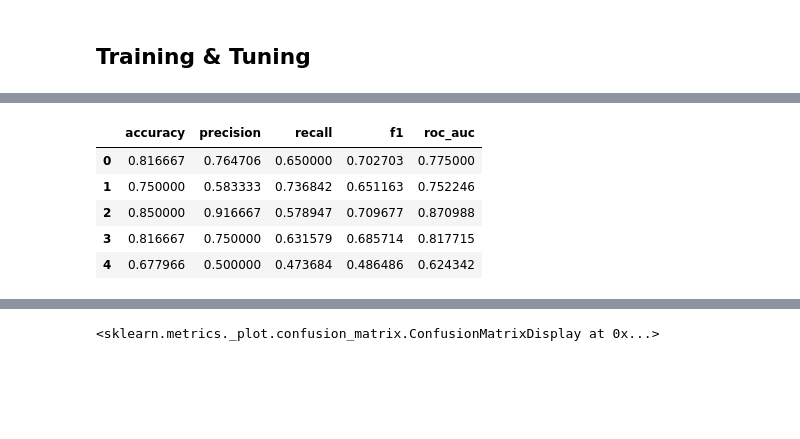
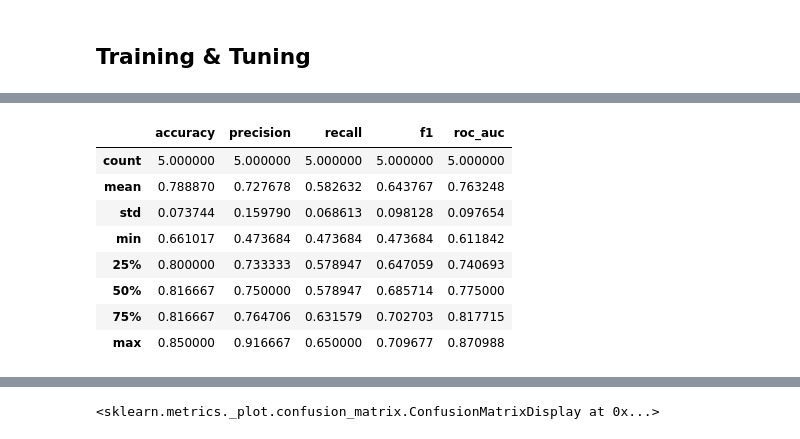
Before and after one commit to lavima/itf31519_2024, a Jupyter notebook: more_supervised_algorithmss/comparing_supportvectormachines_decisiontrees_naivebayes.ipynb, the cells around one changed output, grey strips where cells are left out. Saved outputs shown, nothing was run; the diff lists cells and outputs as text; code cells hidden in the pictures; blank space fills up the shorter version.

```diff
--- a/more_supervised_algorithmss/comparing_supportvectormachines_decisiontrees_naivebayes.ipynb
+++ b/more_supervised_algorithmss/comparing_supportvectormachines_decisiontrees_naivebayes.ipynb
@@ -284,14 +286,17 @@ cv_scores
 # %%
 # Convert the test scores into a dataframe
 dt_test_scores = pd.DataFrame(dt_test_scores)
-dt_test_scores
+dt_test_scores.describe()
 # %% [output]
 |  | accuracy | precision | recall | f1 | roc_auc |
-| 0 | 0.816667 | 0.764706 | 0.650000 | 0.702703 | 0.775000 |
-| 1 | 0.750000 | 0.583333 | 0.736842 | 0.651163 | 0.752246 |
-| 2 | 0.850000 | 0.916667 | 0.578947 | 0.709677 | 0.870988 |
-| 3 | 0.816667 | 0.750000 | 0.631579 | 0.685714 | 0.817715 |
-| 4 | 0.677966 | 0.500000 | 0.473684 | 0.486486 | 0.624342 |
+| count | 5.000000 | 5.000000 | 5.000000 | 5.000000 | 5.000000 |
+| mean | 0.788870 | 0.727678 | 0.582632 | 0.643767 | 0.763248 |
+| std | 0.073744 | 0.159790 | 0.068613 | 0.098128 | 0.097654 |
+| min | 0.661017 | 0.473684 | 0.473684 | 0.473684 | 0.611842 |
+| 25% | 0.800000 | 0.733333 | 0.578947 | 0.647059 | 0.740693 |
+| 50% | 0.816667 | 0.750000 | 0.578947 | 0.685714 | 0.775000 |
+| 75% | 0.816667 | 0.764706 | 0.631579 | 0.702703 | 0.817715 |
+| max | 0.850000 | 0.916667 | 0.650000 | 0.709677 | 0.870988 |
 # %%
 # Show the mean scores across all test folds
 dt_test_scores.mean()
```
Also changed, not shown: parts of 22 cells of this notebook.
